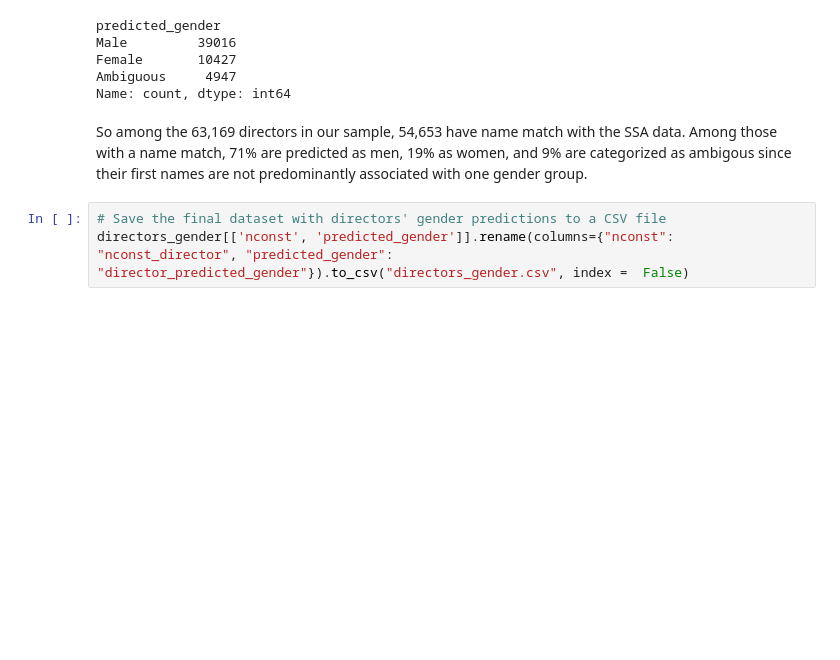
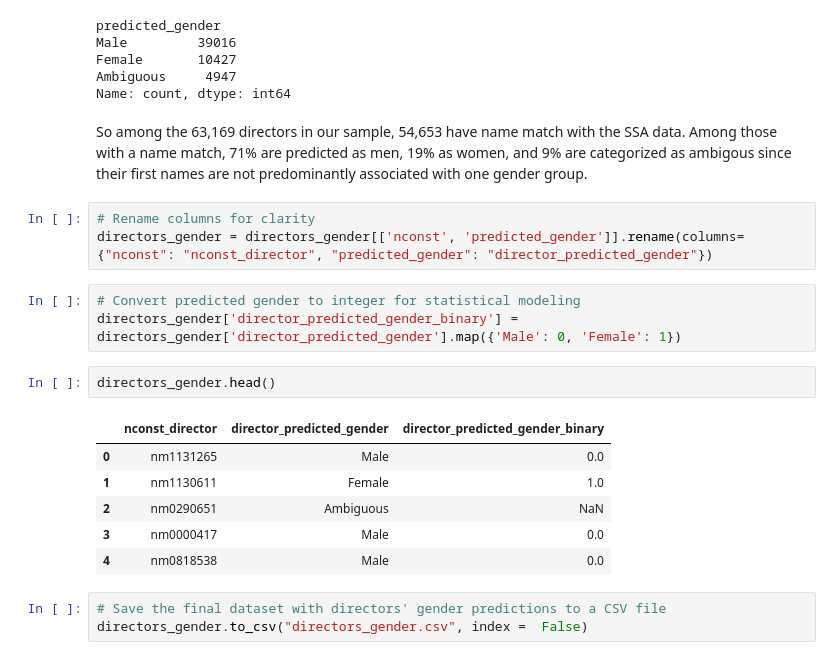
Before and after one commit to nhunguyen0901/SocialNetworks_CareerLongevity, a Jupyter notebook: Phase_5_Predicting_Gender_From_Names.ipynb, the cells around one changed output. Cells and saved outputs as stored; diff of their text form; blank space fills up the shorter version.

```diff
--- a/Phase_5_Predicting_Gender_From_Names.ipynb
+++ b/Phase_5_Predicting_Gender_From_Names.ipynb
@@ -638,6 +638,21 @@ Ambiguous     4947
 Name: count, dtype: int64
 # %% [markdown]
 So among the 63,169 directors in our sample, 54,653 have name match with the SSA data. Among those with a name match, 71% are predicted as men, 19% as women, and 9% are categorized as ambigous since their first names are not predominantly associated with one gender group.
+# %%
+# Rename columns for clarity
+directors_gender = directors_gender[['nconst', 'predicted_gender']].rename(columns={"nconst": "nconst_director", "predicted_gender": "director_predicted_gender"})
+# %%
+# Convert predicted gender to integer for statistical modeling
+directors_gender['director_predicted_gender_binary'] = directors_gender['director_predicted_gender'].map({'Male': 0, 'Female': 1})
+# %%
+directors_gender.head()
+# %% [output]
+|  | nconst_director | director_predicted_gender | director_predicted_gender_binary |
+| 0 | nm1131265 | Male | 0.0 |
+| 1 | nm1130611 | Female | 1.0 |
+| 2 | nm0290651 | Ambiguous | NaN |
+| 3 | nm0000417 | Male | 0.0 |
+| 4 | nm0818538 | Male | 0.0 |
 # %%
 # Save the final dataset with directors' gender predictions to a CSV file
-directors_gender[['nconst', 'predicted_gender']].rename(columns={"nconst": "nconst_director", "predicted_gender": "director_predicted_gender"}).to_csv("directors_gender.csv", index =  False)
+directors_gender.to_csv("directors_gender.csv", index =  False)
```
Also changed, not shown: 9 other files.
